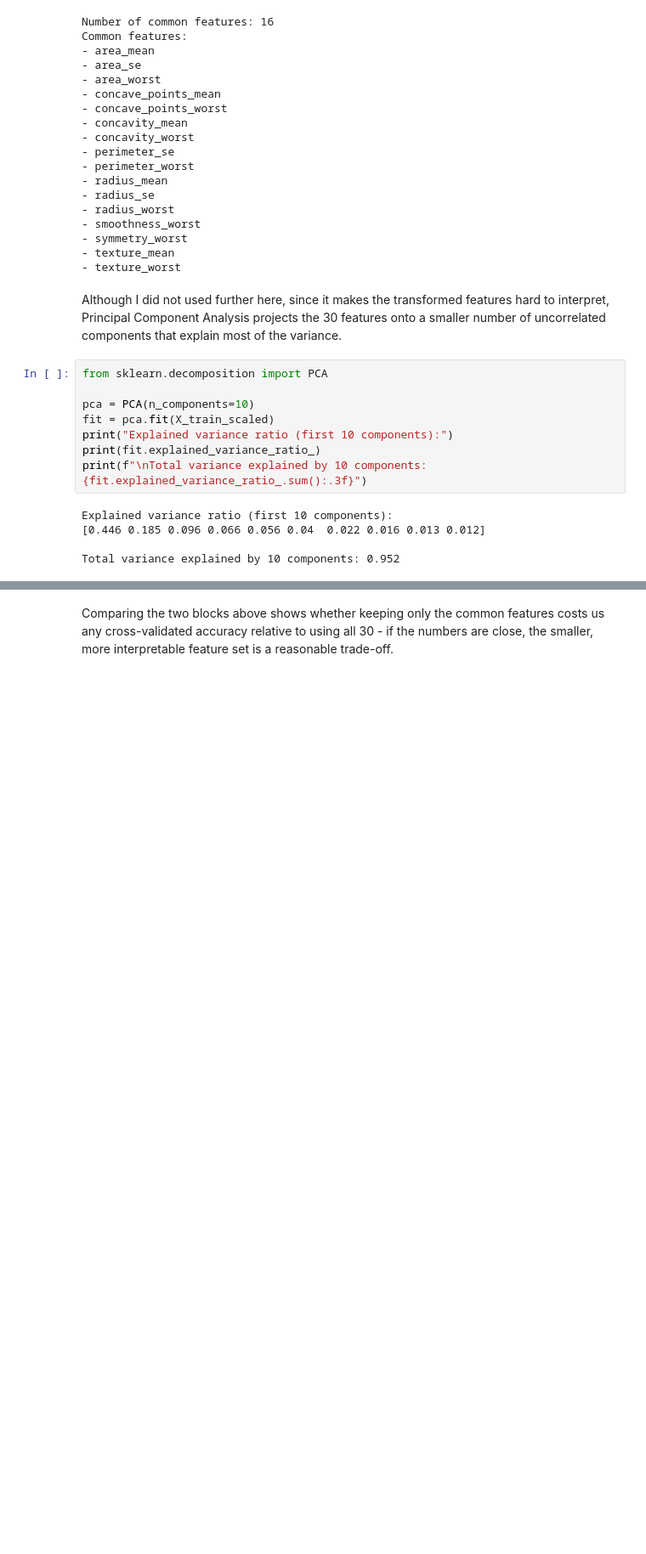
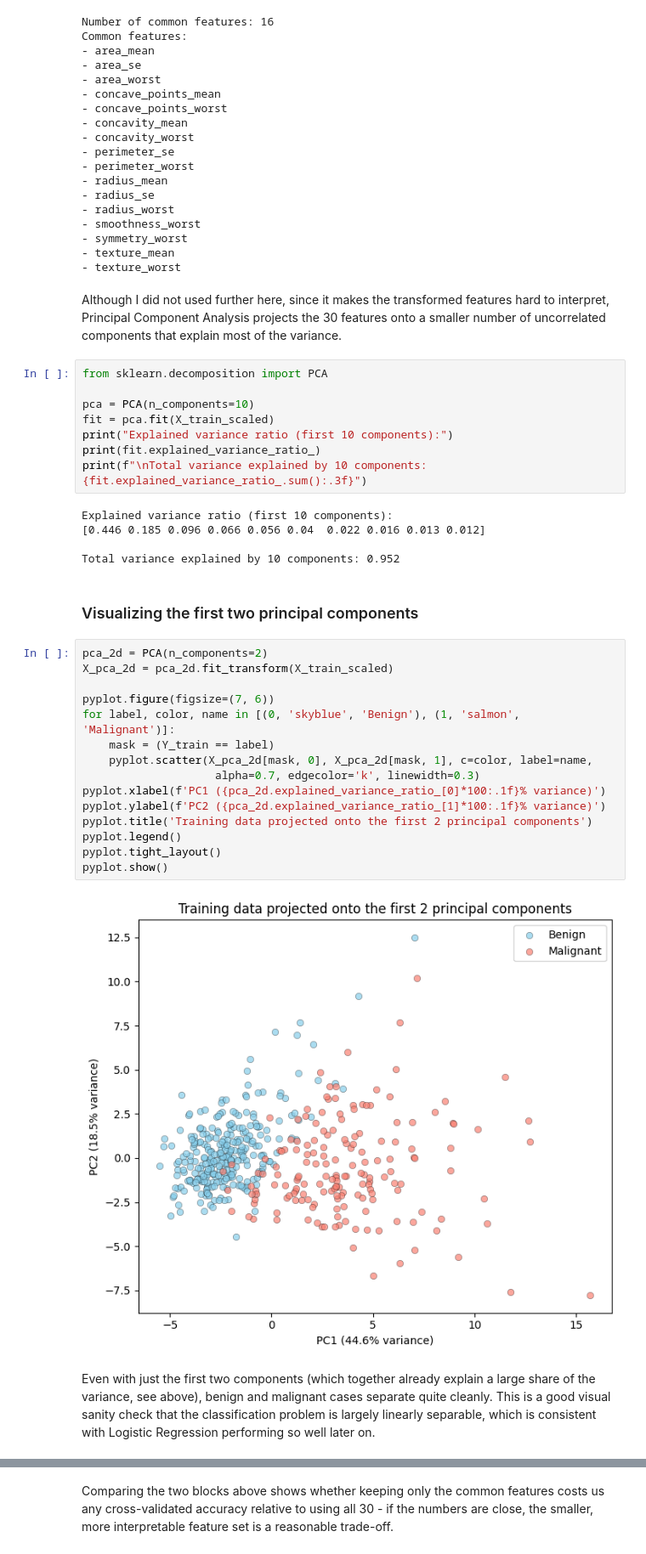
Before and after one commit to elif-guler/breast-cancer-ml, a Jupyter notebook: breast_cancer_classification.ipynb, the cells around one changed output, grey strips where cells are left out. Shown at 85% size. Cells and saved outputs as stored; diff of their text form; blank space fills up the shorter version.

```diff
--- a/breast_cancer_classification.ipynb
+++ b/breast_cancer_classification.ipynb
@@ -565,4 +571,25 @@ Explained variance ratio (first 10 components):
 [0.446 0.185 0.096 0.066 0.056 0.04  0.022 0.016 0.013 0.012]
 
 Total variance explained by 10 components: 0.952
+# %% [markdown]
+### Visualizing the first two principal components
+# %%
+pca_2d = PCA(n_components=2)
+X_pca_2d = pca_2d.fit_transform(X_train_scaled)
+
+pyplot.figure(figsize=(7, 6))
+for label, color, name in [(0, 'skyblue', 'Benign'), (1, 'salmon', 'Malignant')]:
+    mask = (Y_train == label)
+    pyplot.scatter(X_pca_2d[mask, 0], X_pca_2d[mask, 1], c=color, label=name,
+                    alpha=0.7, edgecolor='k', linewidth=0.3)
+pyplot.xlabel(f'PC1 ({pca_2d.explained_variance_ratio_[0]*100:.1f}% variance)')
+pyplot.ylabel(f'PC2 ({pca_2d.explained_variance_ratio_[1]*100:.1f}% variance)')
+pyplot.title('Training data projected onto the first 2 principal components')
+pyplot.legend()
+pyplot.tight_layout()
+pyplot.show()
+# %% [output]
+[figure, added]
+# %% [markdown]
+Even with just the first two components (which together already explain a large share of the variance, see above), benign and malignant cases separate quite cleanly. This is a good visual sanity check that the classification problem is largely linearly separable, which is consistent with Logistic Regression performing so well later on.
 # %% [markdown]
```
Also changed, not shown: parts of 21 cells of this notebook, 14 other files.
